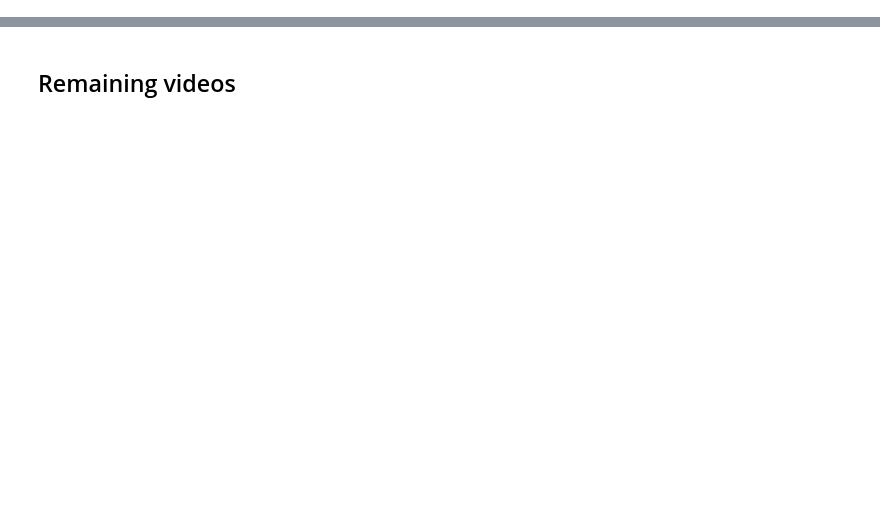
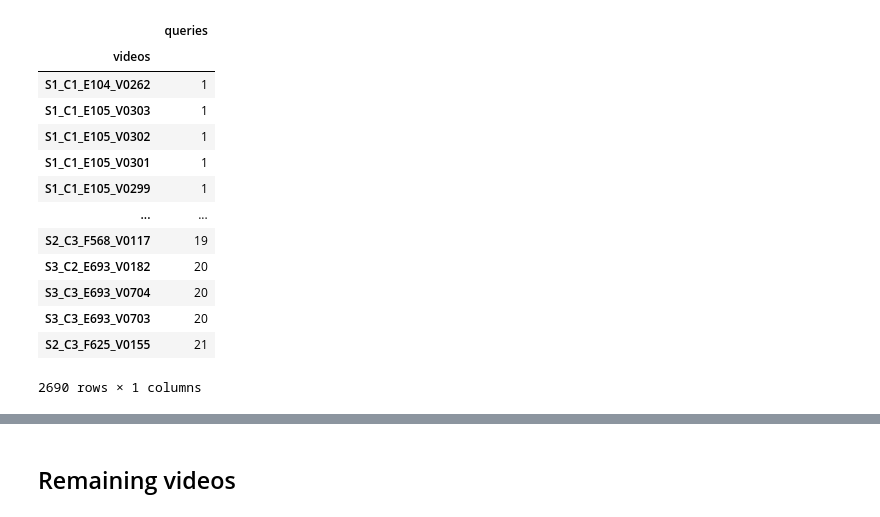
Before and after one commit to eceo-epfl/prompting-mammalps, a Jupyter notebook: benchmark/QueriesAnalysis.ipynb, the cells around one changed output, grey strips where cells are left out. Drawn from its saved outputs; the diff is of its cells as text; code cells hidden in the pictures; blank space fills up the shorter version.

```diff
--- a/benchmark/QueriesAnalysis.ipynb
+++ b/benchmark/QueriesAnalysis.ipynb
@@ -48,0 +66,17 @@ plt.show()
+# %%
+queries_videos_df.explode("videos").groupby("videos").agg({"queries": pd.Series.nunique}).sort_values("queries")
+# %% [output]
+|  | queries |
+| videos |  |
+| S1_C1_E104_V0262 | 1 |
+| S1_C1_E105_V0303 | 1 |
+| S1_C1_E105_V0302 | 1 |
+| S1_C1_E105_V0301 | 1 |
+| S1_C1_E105_V0299 | 1 |
+| ... | ... |
+| S2_C3_F568_V0117 | 19 |
+| S3_C2_E693_V0182 | 20 |
+| S3_C3_E693_V0704 | 20 |
+| S3_C3_E693_V0703 | 20 |
+| S2_C3_F625_V0155 | 21 |
+2690 rows × 1 columns
```
Also changed, not shown: parts of 10 cells of this notebook, 5 other files.
